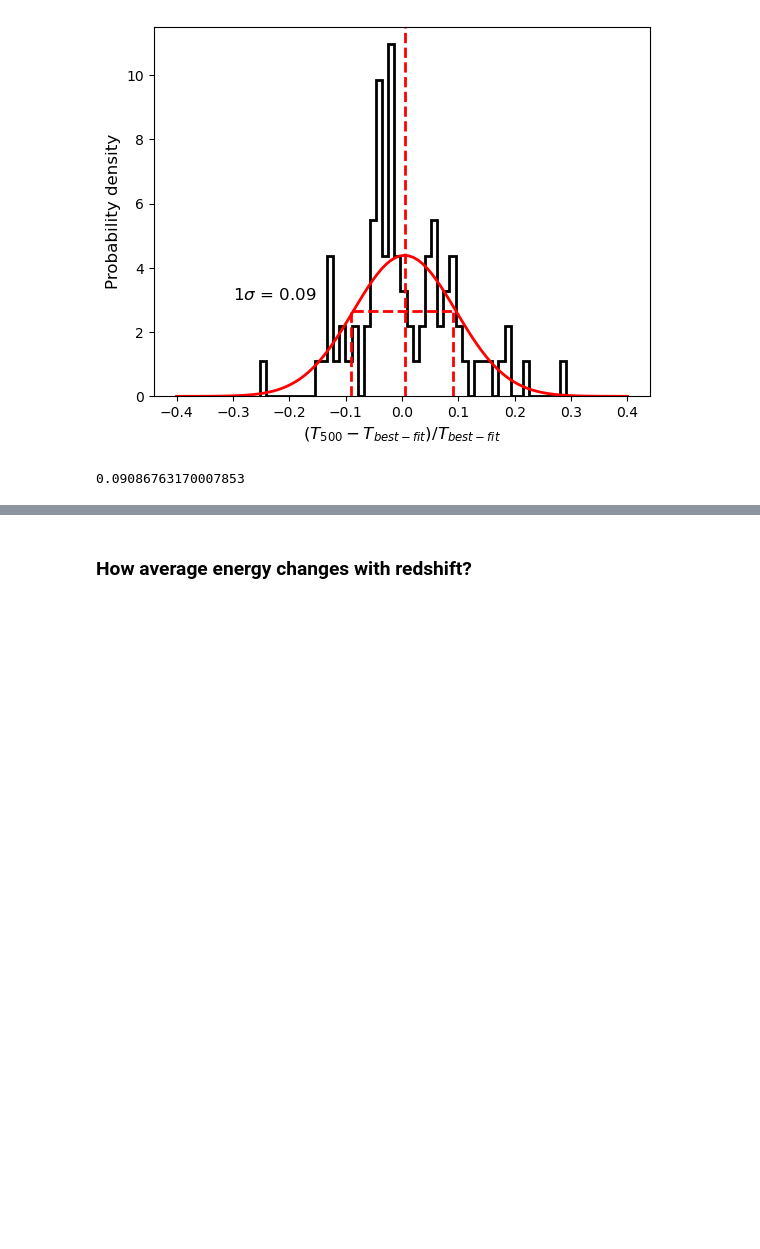
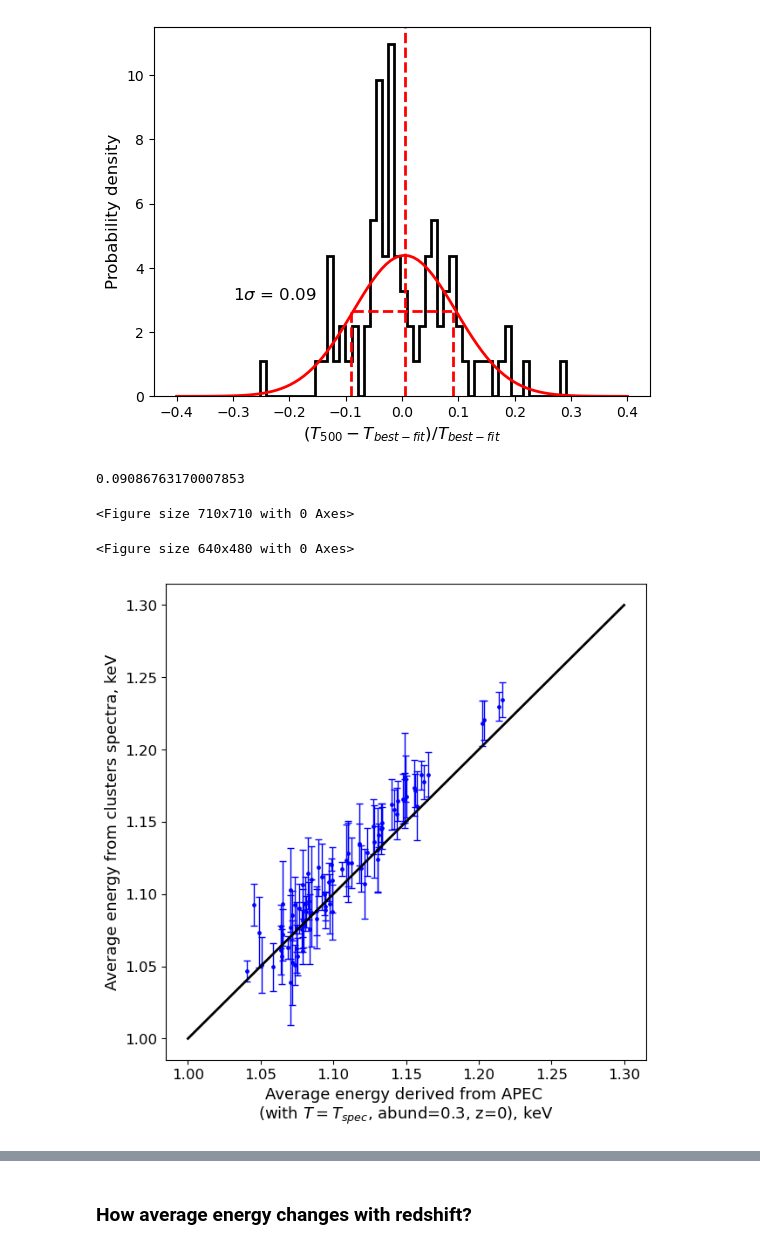
Before and after one commit to pi4imu/magneticum, a Jupyter notebook: spectra_magneticum.ipynb, the cells around one changed output, grey strips where cells are left out. Cells and saved outputs as stored; diff of their text form; code cells hidden in the pictures; blank space fills up the shorter version.

```diff
--- a/spectra_magneticum.ipynb
+++ b/spectra_magneticum.ipynb
@@ -576,3 +576,79 @@ calculate_scatter(xx, yy2, plot=True)
 # %% [output]
 [figure]
 0.09086763170007853
+# %%
+
+plt.figure(figsize=(7.1,7.1))
+
+xxx = [a[0] for a in aven_usr]
+xxx_err = [a[1] for a in aven_usr]
+
+yyy0 = [a[0] for a in temp_usr]
+
+yyy = [a[1] for a in temp_usr]
+yyy_err = [a[2] for a in temp_usr]
+
+lll = np.linspace(1.04, 1.24, 100)
+
+def TfE(eav):
+    return 1.35*np.array(eav)**6.8
+
+temps7 = TfE(xx7)
+avens7 = np.zeros(84)
+redshifts7 = zxs
+
+x.Plot.device = "/xs"
+
+for i in tqdm(range(84)):
+
+    x.Xset.chatter = 0
+    x.Model("apec", setPars={1:yyy[i], 2:0.3, 3:0, 4:1})
+    #x.Plot("model")
+
+    x.AllData.clear()
+    fs = x.FakeitSettings(response = '../erosita/erosita_pirmf_v20210719.rmf',
+                               arf = '../erosita/tm1_arf_open_000101v02.fits',
+                        background = '',
+                          exposure = 10000,
+                        correction = '',
+                      backExposure = '',
+                          fileName = 'fakeit.pha')
+    x.AllData.fakeit(nSpectra = 1,
+                     settings = fs,
+                   applyStats = True,
+                   filePrefix = "",
+                      noWrite = False)
+
+    x.AllData.ignore(f"**-{0.4} {7.0}-**")
+    x.Plot.xAxis = "keV"
+    x.Plot("data")
+
+    s_i = x.AllData(1).values
+    ens = x.AllData(1).energies
+    E_i = [(e[0]+e[1])/2 for e in ens]
+    av_en = np.dot(E_i, s_i)/np.sum(s_i)
+
+    x.Xset.chatter = 10
+
+    avens7[i] = av_en
+# %% [output]
+<Figure size 710x710 with 0 Axes>
+# %%
+%run -i 'utils/scripts.py'
+%run -i 'utils/draw.py'
+
+plt.figure(figsize=(7.1,7.1))
+
+plt.scatter(avens7, xxx, marker='o', s=6, color='b')
+plt.errorbar(avens7, xxx, xxx_err, lw=0, elinewidth=1, capsize=3, color='b')
+plt.plot([1, 1.3], [1, 1.3], color='black', linewidth=2)
+#plt.xscale("log")
+#plt.yscale("log")
+plt.xlabel("Average energy derived from APEC \n(with $T=T_{spec}$, abund=0.3, z=0), keV", fontsize=13)
+plt.ylabel("Average energy from clusters spectra, keV", fontsize=13)
+plt.xticks(size=12)
+plt.yticks(size=12)
+plt.show()
+# %% [output]
+<Figure size 640x480 with 0 Axes>
+[figure, added]
```
Also changed, not shown: parts of 5 cells of this notebook, 6 other files.
